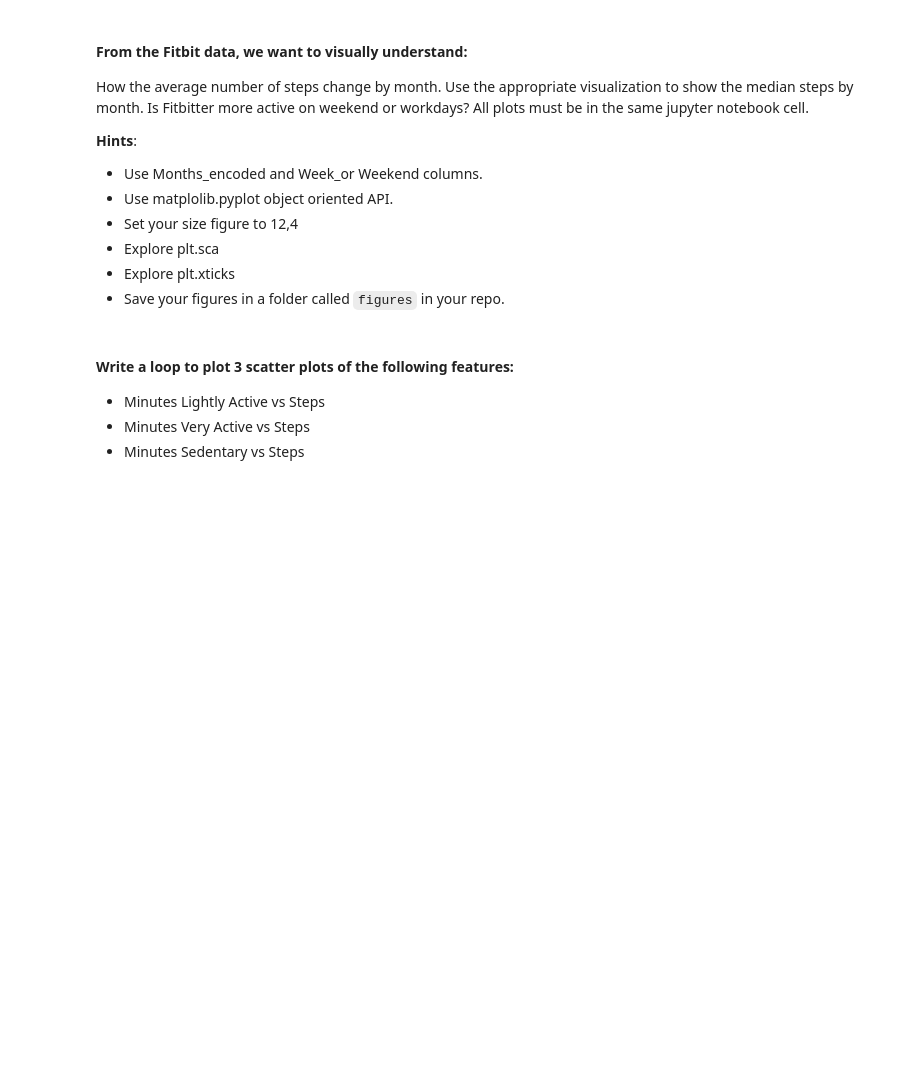
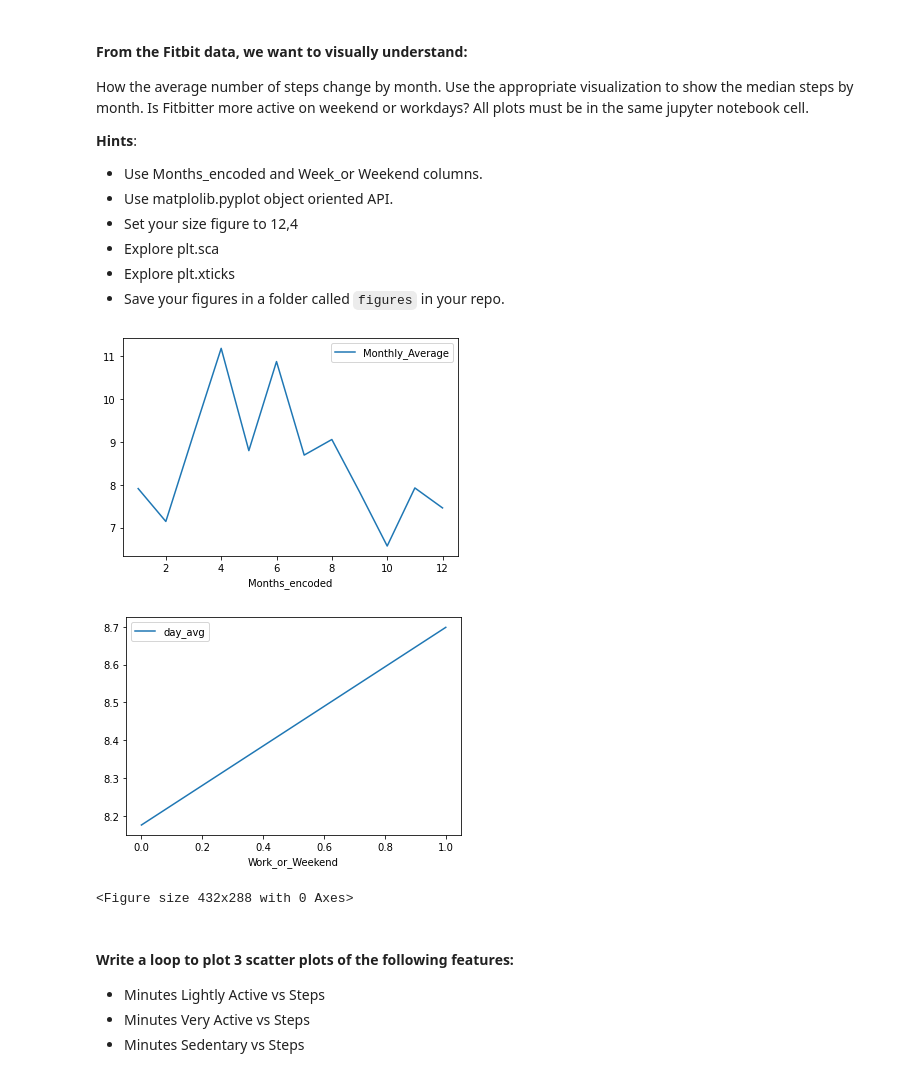
Before and after one commit to jdediegoAb/dataptmad0522_labs, a Jupyter notebook: module-2/matplotlib-seaborn/your-code/main.ipynb, the cells around one changed output. Drawn from its saved outputs; the diff is of its cells as text; code cells hidden in the pictures; blank space fills up the shorter version.

```diff
--- a/module-2/matplotlib-seaborn/your-code/main.ipynb
+++ b/module-2/matplotlib-seaborn/your-code/main.ipynb
@@ -107,3 +116,21 @@ How the average number of steps change by month. Use the appropriate visualizati
+# %%
+
+# MEDIAN STEPS BY MONTH_ENCODED
+# your code here
+fitbit1= (fitbit.groupby(['Months_encoded'])['Distance'].mean().reset_index(name='Monthly_Average'))
+fitbit1.plot('Months_encoded','Monthly_Average')
+# MEDIAN STEPS BY WORK_OR_WEEKEND
+# your code here
+
+fitbit2=(fitbit.groupby(['Work_or_Weekend'])['Distance'].mean().reset_index(name='day_avg'))
+fitbit2.plot('Work_or_Weekend','day_avg')
+
+fig1=plt.figure()
+fig1.savefig('../Figures/Figure1.png',transparent=False, dpi=80, bbox_inches="tight")
+# %% [output]
+[figure, added]
+[figure, added]
+<Figure size 432x288 with 0 Axes>
 # %% [markdown]
 #### Write a loop to plot 3 scatter plots of the following features:
 
```
Also changed, not shown: parts of 23 cells of this notebook, 1 other file.
